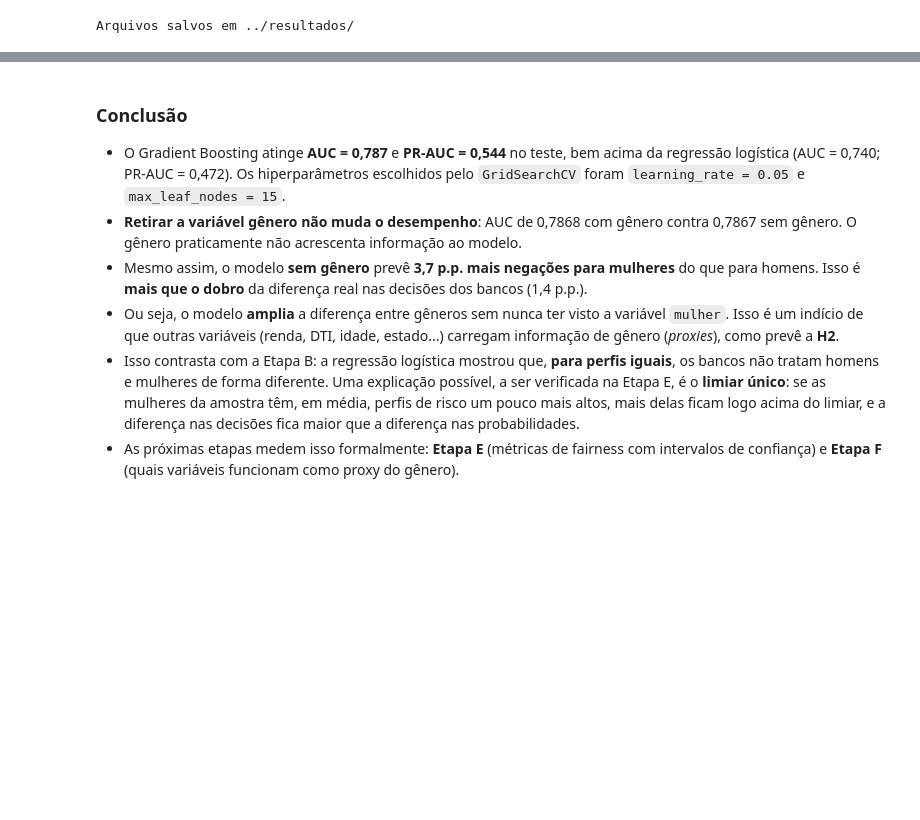
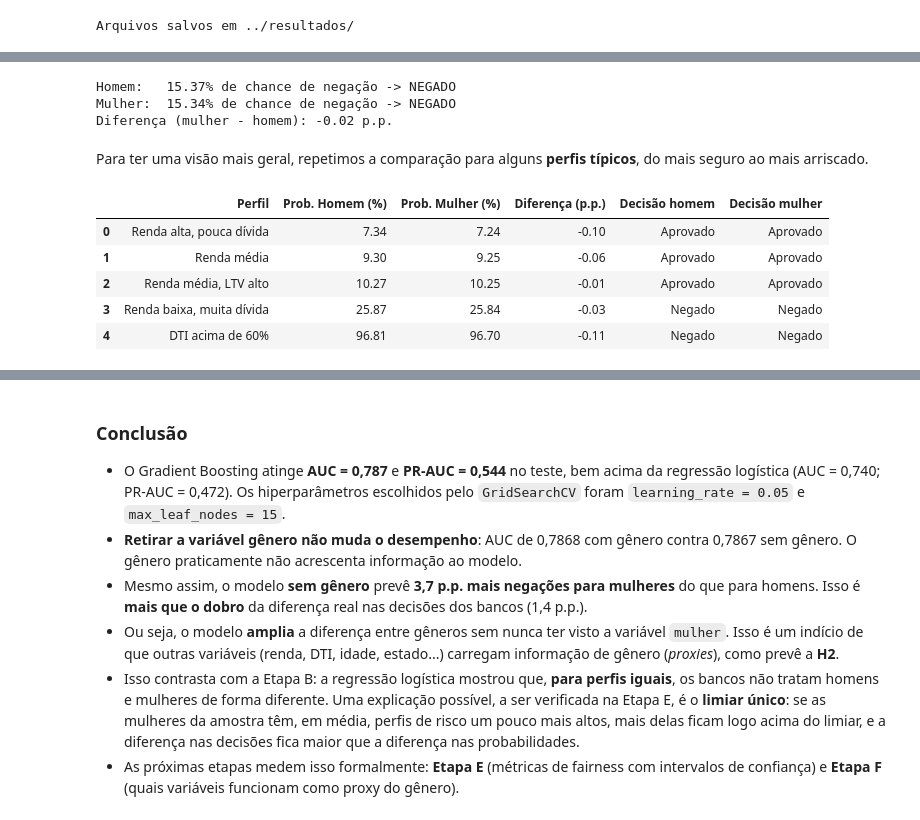
Before and after one commit to toni-cav/hmda-genero-credito, a Jupyter notebook: notebooks/05_gradient_boosting.ipynb, the cells around one changed output, grey strips where cells are left out. Saved outputs shown, nothing was run; the diff lists cells and outputs as text; code cells hidden in the pictures; blank space fills up the shorter version.

```diff
--- a/notebooks/05_gradient_boosting.ipynb
+++ b/notebooks/05_gradient_boosting.ipynb
@@ -349,0 +396,49 @@ Arquivos salvos em ../resultados/
+# %%
+pedido_homem = pedido.copy()
+pedido_homem.insert(0, "mulher", 0)
+pedido_mulher = pedido.copy()
+pedido_mulher.insert(0, "mulher", 1)
+
+p_homem = modelos["Com gênero"].predict_proba(pedido_homem[atributos_com_genero])[0, 1]
+p_mulher = modelos["Com gênero"].predict_proba(pedido_mulher[atributos_com_genero])[0, 1]
+limiar_com = limiares["Com gênero"]
+
+print(f"Homem:   {p_homem:.2%} de chance de negação -> {'NEGADO' if p_homem >= limiar_com else 'APROVADO'}")
+print(f"Mulher:  {p_mulher:.2%} de chance de negação -> {'NEGADO' if p_mulher >= limiar_com else 'APROVADO'}")
+print(f"Diferença (mulher - homem): {100 * (p_mulher - p_homem):+.2f} p.p.")
+# %% [output]
+Homem:   15.37% de chance de negação -> NEGADO
+Mulher:  15.34% de chance de negação -> NEGADO
+Diferença (mulher - homem): -0.02 p.p.
+# %% [markdown]
+Para ter uma visão mais geral, repetimos a comparação para alguns **perfis típicos**, do mais seguro ao mais arriscado.
+# %%
+perfis = pd.DataFrame({
+    "Perfil": ["Renda alta, pouca dívida", "Renda média", "Renda média, LTV alto", "Renda baixa, muita dívida", "DTI acima de 60%"],
+    "log_renda": np.log([150, 80, 80, 40, 60]),
+    "ltv": [70, 90, 100, 97, 95],
+    "dti": ["<20%", "30%-<36%", "36%-<50%", "50%-60%", ">60%"],
+    "loan_type": ["1", "1", "1", "2", "1"],
+    "state_code": ["CA", "TX", "TX", "FL", "NY"],
+    "applicant_age": ["35-44", "35-44", "25-34", "25-34", "45-54"],
+})
+for col in categoricas:
+    perfis[col] = pd.Categorical(perfis[col], categories=treino[col].cat.categories)
+
+simulacao = perfis[["Perfil"]].copy()
+for nome_genero, valor in [("Homem", 0), ("Mulher", 1)]:
+    entrada = perfis.copy()
+    entrada["mulher"] = valor
+    simulacao[f"Prob. {nome_genero} (%)"] = 100 * modelos["Com gênero"].predict_proba(entrada[atributos_com_genero])[:, 1]
+
+simulacao["Diferença (p.p.)"] = simulacao["Prob. Mulher (%)"] - simulacao["Prob. Homem (%)"]
+simulacao["Decisão homem"] = np.where(simulacao["Prob. Homem (%)"] >= 100 * limiar_com, "Negado", "Aprovado")
+simulacao["Decisão mulher"] = np.where(simulacao["Prob. Mulher (%)"] >= 100 * limiar_com, "Negado", "Aprovado")
+simulacao.round(2)
+# %% [output]
+|  | Perfil | Prob. Homem (%) | Prob. Mulher (%) | Diferença (p.p.) | Decisão homem | Decisão mulher |
+| 0 | Renda alta, pouca dívida | 7.34 | 7.24 | -0.10 | Aprovado | Aprovado |
+| 1 | Renda média | 9.30 | 9.25 | -0.06 | Aprovado | Aprovado |
+| 2 | Renda média, LTV alto | 10.27 | 10.25 | -0.01 | Aprovado | Aprovado |
+| 3 | Renda baixa, muita dívida | 25.87 | 25.84 | -0.03 | Negado | Negado |
+| 4 | DTI acima de 60% | 96.81 | 96.70 | -0.11 | Negado | Negado |
```
Also changed, not shown: parts of 4 cells of this notebook, 1 other file.
